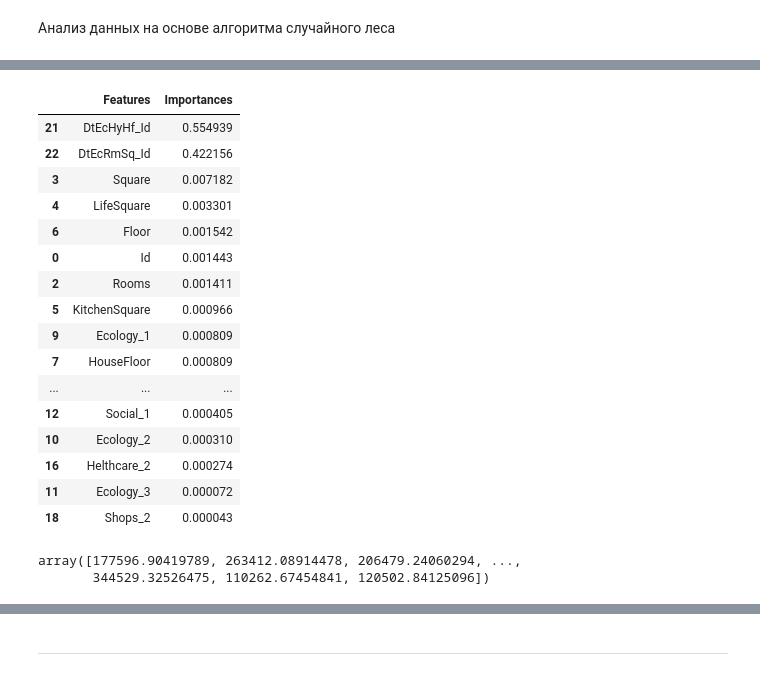
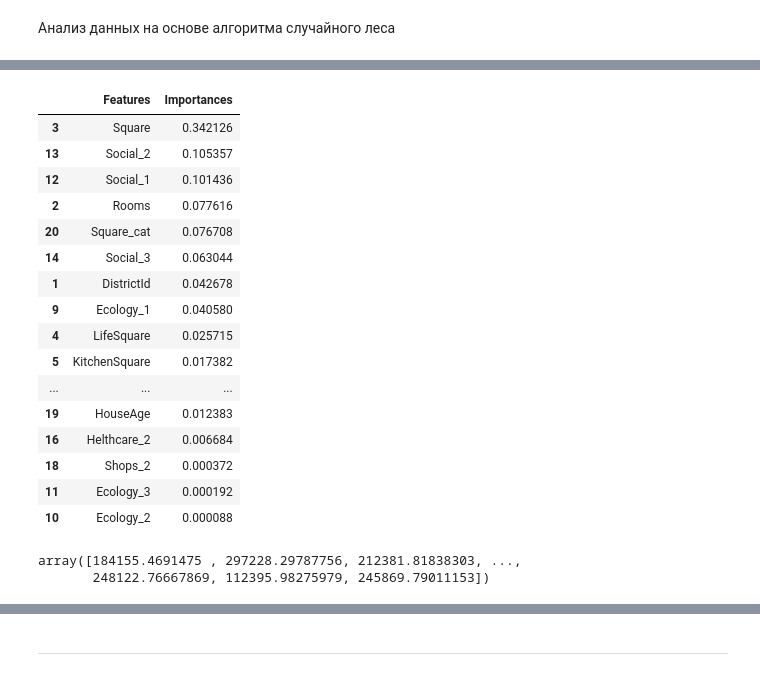
Before and after one commit to EremenkoDV/ML, a Jupyter notebook: Part3/Project/EremenkoDV_solution.ipynb, the cells around one changed output, grey strips where cells are left out. Saved outputs shown, nothing was run; the diff lists cells and outputs as text; code cells hidden in the pictures.

```diff
--- a/Part3/Project/EremenkoDV_solution.ipynb
+++ b/Part3/Project/EremenkoDV_solution.ipynb
@@ -1665,11 +2328,17 @@ r2_score(y_valid, y_pred)
 # %% [markdown]
 Анализ данных на основе алгоритма градиентного бустинга
 # %%
-grid_params = [{'n_estimators': [300],
-               'max_features': np.arange(4, 5),
-               'max_depth': np.arange(4, 5)}]
-grid_model = GridSearchCV(estimator=GradientBoostingRegressor(random_state=42),
-                          param_grid=grid_params, scoring='r2', cv=3, n_jobs=-1)
-grid_model.fit(X_train, y_train)
-grid_model.best_params_
+# {'criterion': 'friedman_mse', 'loss': 'huber', 'max_depth': 5, 'max_features': 'auto', 'n_estimators': 200}
+grid_params = [{
+    'n_estimators': [400],
+    'max_features': ['auto'],
+    # 'loss': ['ls', 'lad', 'huber', 'quantile'],
+    'loss': ['huber'],
+    # 'criterion' : ['friedman_mse', 'mse', 'mae'],
+    'max_depth': np.arange(5, 6)
+    }]
+grid_model_gbr = GridSearchCV(estimator=GradientBoostingRegressor(random_state=42),
+                          param_grid=grid_params, scoring='r2',
+                          cv=5, verbose=2, n_jobs=-1)
+grid_model_gbr.fit(X_train, y_train)
 # %% [output]
@@ -1722,10 +2416,18 @@ r2_score(y_valid, y_pred)
 # %% [markdown]
 Анализ данных на основе алгоритма случайного леса
 # %%
-grid_params = [{'n_estimators': [100],
-               'max_depth': np.arange(8, 9)}]
-grid_model = GridSearchCV(estimator=RandomForestRegressor(random_state=42),
-                          param_grid=grid_params, scoring='r2', cv=3, n_jobs=-1)
-grid_model.fit(X_train, y_train)
-grid_model.best_params_
+# {'criterion': 'mse', 'max_depth': 15, 'max_features': 0.8, 'min_samples_leaf': 5, 'n_estimators': 300}
+grid_params = [{
+    'n_estimators': [400],
+    'max_features': [.8],
+    'min_samples_leaf': [5],
+    'max_depth': np.arange(15, 16),
+    'criterion' : ['mse']
+    # 'learning_rate': [.1, .3],
+    # 'max_samples': [.5, .8, 1.]
+}]
+grid_model_rfr = GridSearchCV(estimator=RandomForestRegressor(random_state=42),
+                          param_grid=grid_params, scoring='r2',
+                          cv=5, verbose=2, n_jobs=-1)
+grid_model_rfr.fit(X_train, y_train)
 # %% [output]
@@ -1733,29 +2466,29 @@ grid_model.best_params_
 # %%
 # Feature importances
-pd.DataFrame({'Features': X_train.columns.to_list(),
-              'Importances': grid_model.best_estimator_.feature_importances_.tolist()}).\
+pd.DataFrame({'Features': X_train.columns,
+              'Importances': grid_model_rfr.best_estimator_.feature_importances_}).\
               sort_values(by='Importances', ascending=False)
 # %% [output]
 |  | Features | Importances |
-| 21 | DtEcHyHf_Id | 0.554939 |
-| 22 | DtEcRmSq_Id | 0.422156 |
-| 3 | Square | 0.007182 |
-| 4 | LifeSquare | 0.003301 |
-| 6 | Floor | 0.001542 |
-| 0 | Id | 0.001443 |
-| 2 | Rooms | 0.001411 |
-| 5 | KitchenSquare | 0.000966 |
-| 9 | Ecology_1 | 0.000809 |
-| 7 | HouseFloor | 0.000809 |
+| 3 | Square | 0.342126 |
+| 13 | Social_2 | 0.105357 |
+| 12 | Social_1 | 0.101436 |
+| 2 | Rooms | 0.077616 |
+| 20 | Square_cat | 0.076708 |
+| 14 | Social_3 | 0.063044 |
+| 1 | DistrictId | 0.042678 |
+| 9 | Ecology_1 | 0.040580 |
+| 4 | LifeSquare | 0.025715 |
+| 5 | KitchenSquare | 0.017382 |
 | ... | ... | ... |
-| 12 | Social_1 | 0.000405 |
-| 10 | Ecology_2 | 0.000310 |
-| 16 | Helthcare_2 | 0.000274 |
-| 11 | Ecology_3 | 0.000072 |
-| 18 | Shops_2 | 0.000043 |
+| 19 | HouseAge | 0.012383 |
+| 16 | Helthcare_2 | 0.006684 |
+| 18 | Shops_2 | 0.000372 |
+| 11 | Ecology_3 | 0.000192 |
+| 10 | Ecology_2 | 0.000088 |
 # %%
-y_pred = grid_model.predict(X_valid)
+y_pred = grid_model_rfr.best_estimator_.predict(X_valid)
 y_pred
 # %% [output]
-array([177596.90419789, 263412.08914478, 206479.24060294, ...,
-       344529.32526475, 110262.67454841, 120502.84125096])
+array([184155.4691475 , 297228.29787756, 212381.81838303, ...,
+       248122.76667869, 112395.98275979, 245869.79011153])
```
Also changed, not shown: parts of 210 cells of this notebook, 7 other files.
